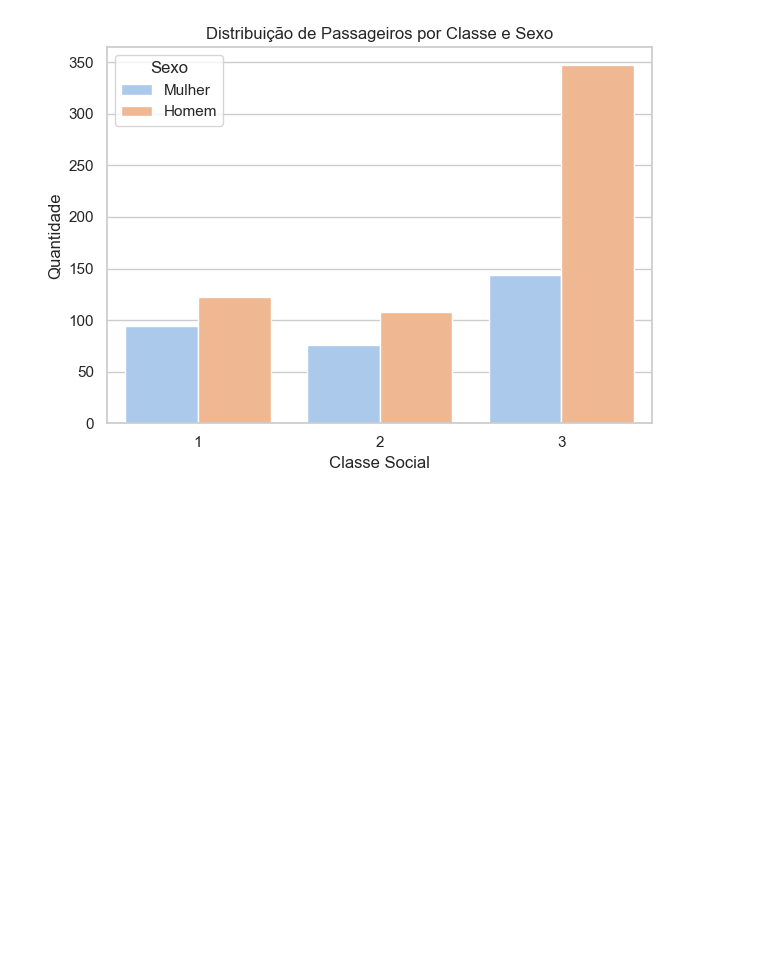
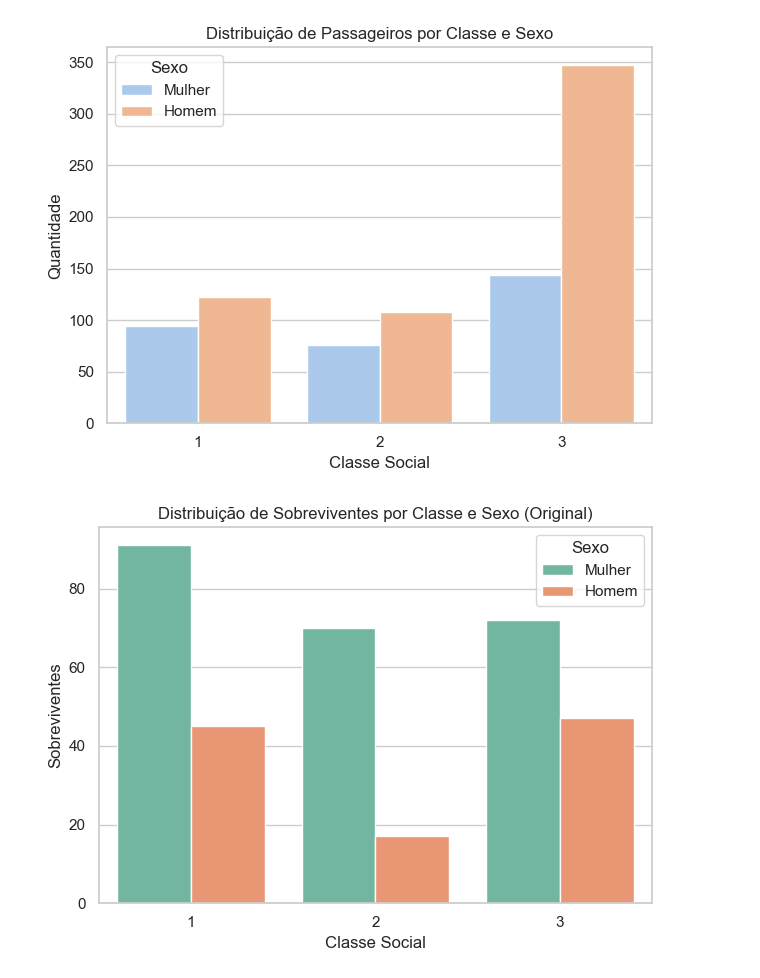
Before and after one commit to JMarquesCS/TitanicMLP, a Jupyter notebook: mlp_titanic.ipynb, the cells around one changed output. Cells and saved outputs as stored; diff of their text form; code cells hidden in the pictures; blank space fills up the shorter version.

Commit message:
feat: plots de distribuição e de proporção de sobrevivencia

```diff
--- a/mlp_titanic.ipynb
+++ b/mlp_titanic.ipynb
@@ -46,3 +46,14 @@ plt.tight_layout()
 plt.show()
 # %% [output]
 [figure]
+# %%
+# Sobreviventes por classe e sexo
+sobreviventes = df[df['Survived'] == 1]
+sns.countplot(x='Pclass', hue='Sexo', data=sobreviventes, palette='Set2')
+plt.title("Distribuição de Sobreviventes por Classe e Sexo (Original)")
+plt.xlabel("Classe Social")
+plt.ylabel("Sobreviventes")
+plt.tight_layout()
+plt.show()
+# %% [output]
+[figure, added]
```
Also changed, not shown: parts of 2 cells of this notebook.
